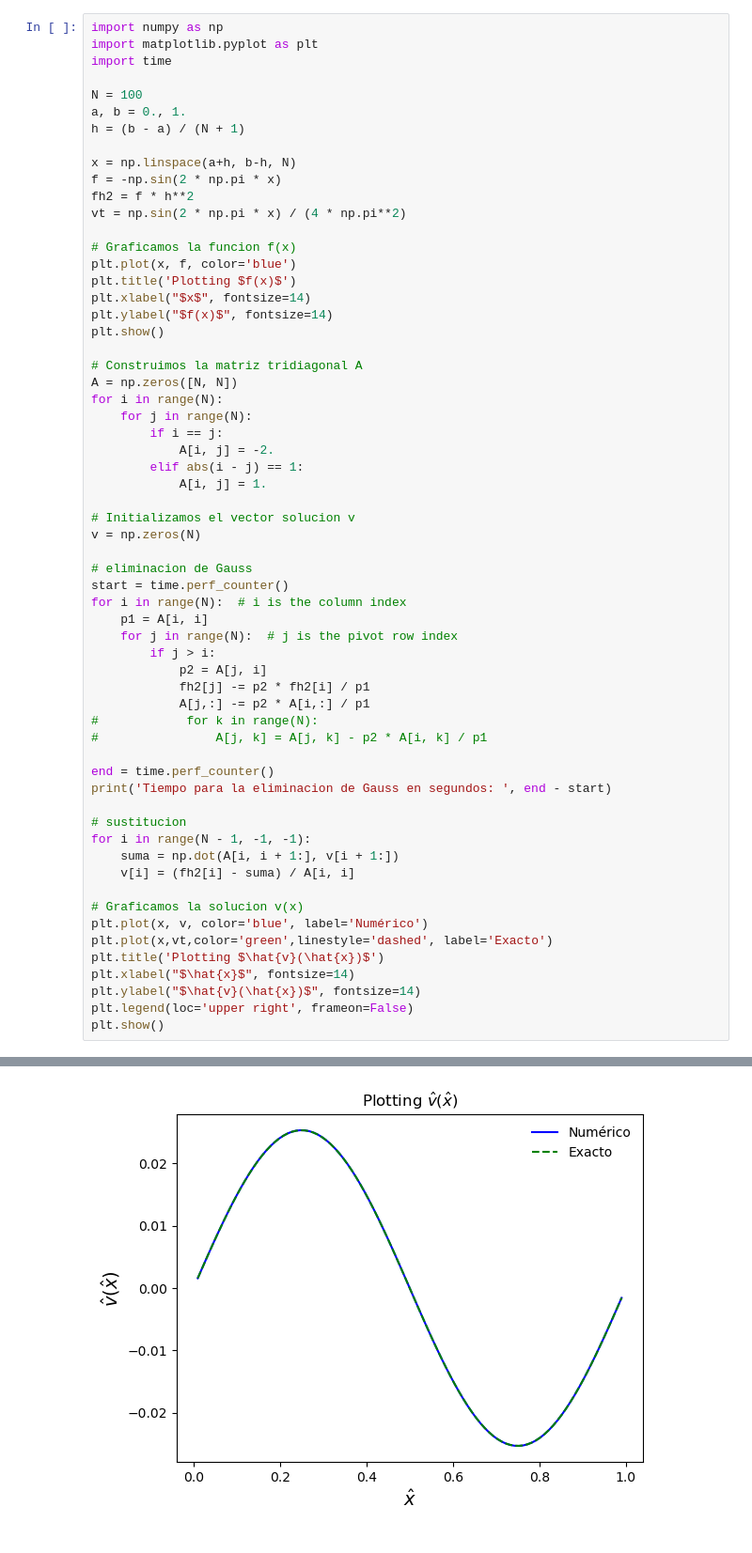
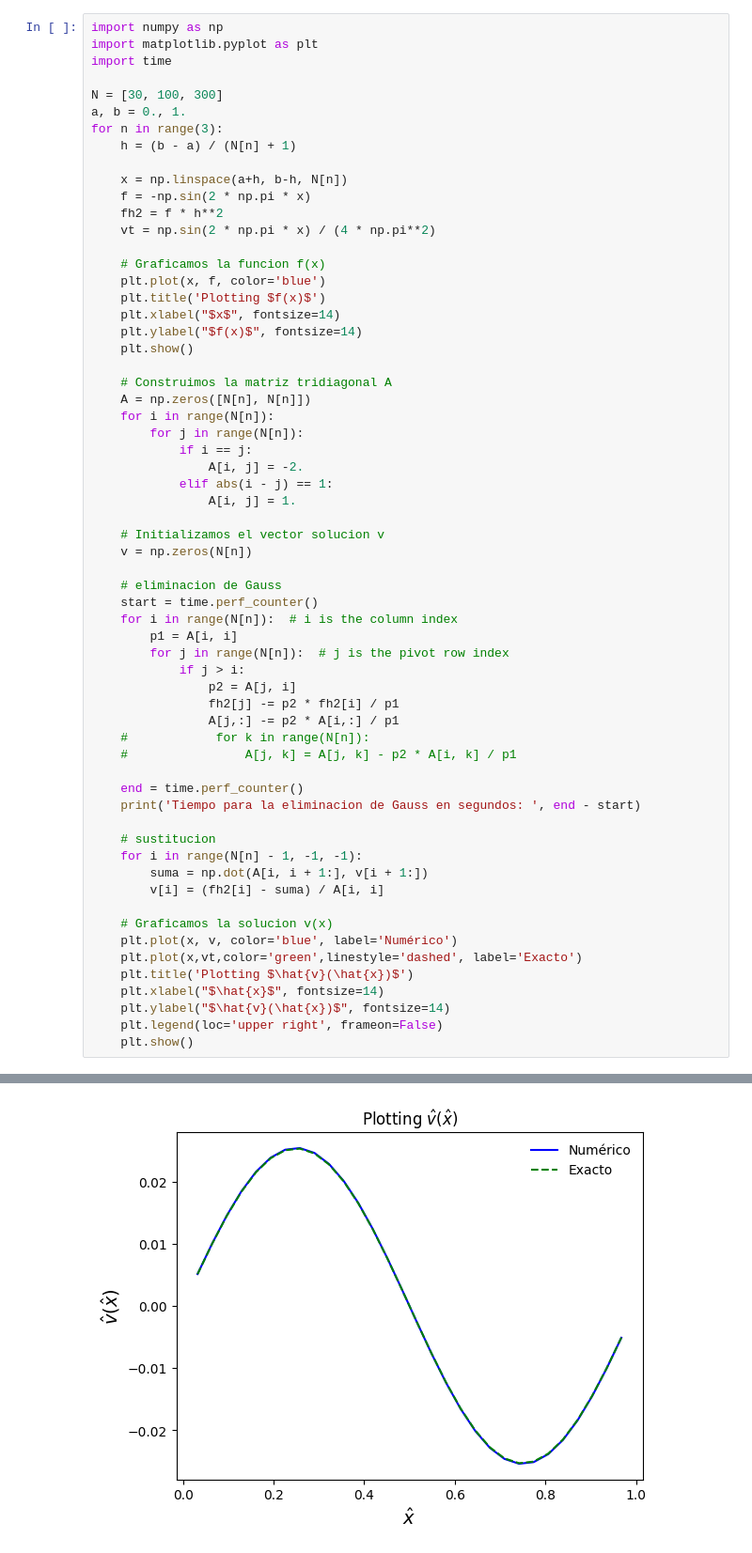
Before and after one commit to CrushinAngel/Numericos_2, a Jupyter notebook: pivot_gauss_sustitucion_poisson.ipynb, the cells around one changed output, grey strips where cells are left out. Shown: that part at 94% size. Saved outputs shown, nothing was run; the diff lists cells and outputs as text.

```diff
--- a/pivot_gauss_sustitucion_poisson.ipynb
+++ b/pivot_gauss_sustitucion_poisson.ipynb
@@ -3,60 +3,61 @@ import numpy as np
 import matplotlib.pyplot as plt
 import time
 
-N = 100
+N = [30, 100, 300]
 a, b = 0., 1.
-h = (b - a) / (N + 1)
+for n in range(3):
+    h = (b - a) / (N[n] + 1)
 
-x = np.linspace(a+h, b-h, N)
-f = -np.sin(2 * np.pi * x)
-fh2 = f * h**2
-vt = np.sin(2 * np.pi * x) / (4 * np.pi**2)
+    x = np.linspace(a+h, b-h, N[n])
+    f = -np.sin(2 * np.pi * x)
+    fh2 = f * h**2
+    vt = np.sin(2 * np.pi * x) / (4 * np.pi**2)
 
-# Graficamos la funcion f(x)
-plt.plot(x, f, color='blue')
-plt.title('Plotting $f(x)$')
-plt.xlabel("$x$", fontsize=14)
-plt.ylabel("$f(x)$", fontsize=14)
-plt.show()
+    # Graficamos la funcion f(x)
+    plt.plot(x, f, color='blue')
+    plt.title('Plotting $f(x)$')
+    plt.xlabel("$x$", fontsize=14)
+    plt.ylabel("$f(x)$", fontsize=14)
+    plt.show()
 
-# Construimos la matriz tridiagonal A
-A = np.zeros([N, N])
-for i in range(N):
-    for j in range(N):
-        if i == j:
-            A[i, j] = -2.
-        elif abs(i - j) == 1:
-            A[i, j] = 1.
+    # Construimos la matriz tridiagonal A
+    A = np.zeros([N[n], N[n]])
+    for i in range(N[n]):
+        for j in range(N[n]):
+            if i == j:
+                A[i, j] = -2.
+            elif abs(i - j) == 1:
+                A[i, j] = 1.
 
-# Initializamos el vector solucion v
-v = np.zeros(N)
+    # Initializamos el vector solucion v
+    v = np.zeros(N[n])
 
-# eliminacion de Gauss
-start = time.perf_counter()
-for i in range(N):  # i is the column index
-    p1 = A[i, i]
-    for j in range(N):  # j is the pivot row index
-        if j > i:
-            p2 = A[j, i]
-            fh2[j] -= p2 * fh2[i] / p1
-            A[j,:] -= p2 * A[i,:] / p1
-#            for k in range(N):
-#                A[j, k] = A[j, k] - p2 * A[i, k] / p1
+    # eliminacion de Gauss
+    start = time.perf_counter()
+    for i in range(N[n]):  # i is the column index
+        p1 = A[i, i]
+        for j in range(N[n]):  # j is the pivot row index
+            if j > i:
+                p2 = A[j, i]
+                fh2[j] -= p2 * fh2[i] / p1
+                A[j,:] -= p2 * A[i,:] / p1
+    #            for k in range(N[n]):
+    #                A[j, k] = A[j, k] - p2 * A[i, k] / p1
 
-end = time.perf_counter()
-print('Tiempo para la eliminacion de Gauss en segundos: ', end - start)
+    end = time.perf_counter()
+    print('Tiempo para la eliminacion de Gauss en segundos: ', end - start)
 
-# sustitucion
-for i in range(N - 1, -1, -1):
-    suma = np.dot(A[i, i + 1:], v[i + 1:])
-    v[i] = (fh2[i] - suma) / A[i, i]
+    # sustitucion
+    for i in range(N[n] - 1, -1, -1):
+        suma = np.dot(A[i, i + 1:], v[i + 1:])
+        v[i] = (fh2[i] - suma) / A[i, i]
 
-# Graficamos la solucion v(x)
-plt.plot(x, v, color='blue', label='Numérico')
-plt.plot(x,vt,color='green',linestyle='dashed', label='Exacto')
-plt.title('Plotting $\hat{v}(\hat{x})$')
-plt.xlabel("$\hat{x}$", fontsize=14)
-plt.ylabel("$\hat{v}(\hat{x})$", fontsize=14)
-plt.legend(loc='upper right', frameon=False)
-plt.show()
+    # Graficamos la solucion v(x)
+    plt.plot(x, v, color='blue', label='Numérico')
+    plt.plot(x,vt,color='green',linestyle='dashed', label='Exacto')
+    plt.title('Plotting $\hat{v}(\hat{x})$')
+    plt.xlabel("$\hat{x}$", fontsize=14)
+    plt.ylabel("$\hat{v}(\hat{x})$", fontsize=14)
+    plt.legend(loc='upper right', frameon=False)
+    plt.show()
 # %% [output]
@@ -65 +66 @@ Tiempo para la eliminacion de Gauss en segundos:  0.02496800001244992
-[figure, old version]
+[figure, new version]
```
Also changed, not shown: parts of 1 cell of this notebook.
